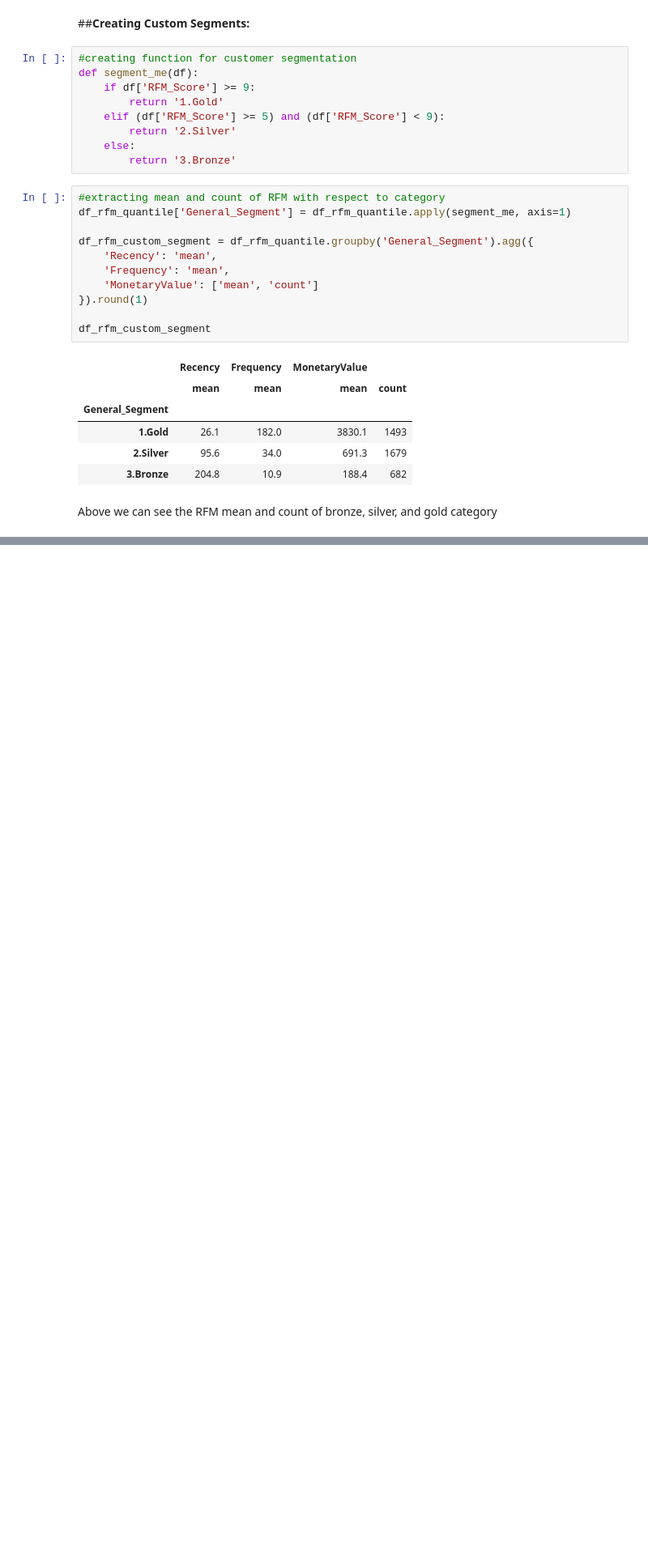
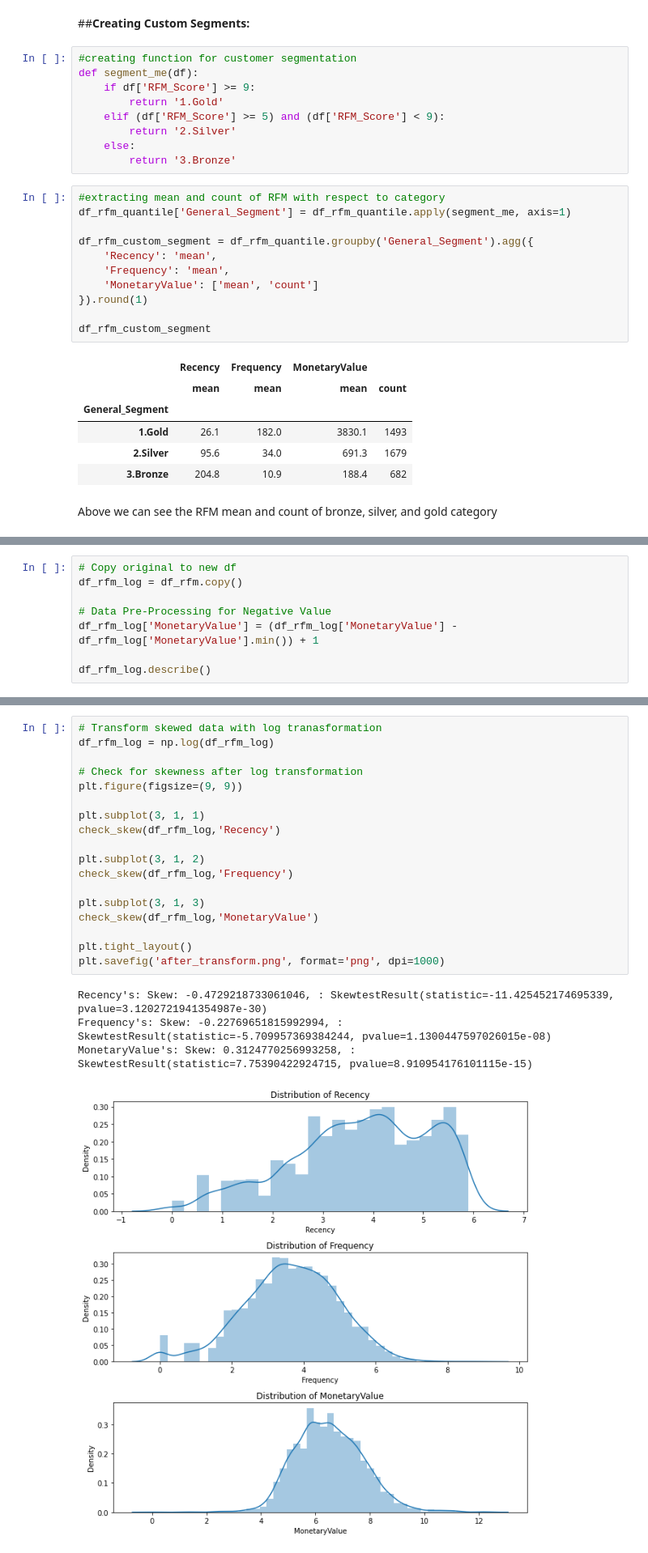
Before and after one commit to humant01/Customer-Segmentation, a Jupyter notebook: Online_Retail_Customer_Segmentation_Capstone_Project.ipynb, the cells around one changed output, grey strips where cells are left out. Shown at 81% size. Drawn from its saved outputs; the diff is of its cells as text; blank space fills up the shorter version.

```diff
--- a/Online_Retail_Customer_Segmentation_Capstone_Project.ipynb
+++ b/Online_Retail_Customer_Segmentation_Capstone_Project.ipynb
@@ -1262,0 +1323,8 @@ Above we can see the RFM mean and count of bronze, silver, and gold category
+# %%
+# Copy original to new df
+df_rfm_log = df_rfm.copy()
+
+# Data Pre-Processing for Negative Value
+df_rfm_log['MonetaryValue'] = (df_rfm_log['MonetaryValue'] - df_rfm_log['MonetaryValue'].min()) + 1
+
+df_rfm_log.describe()
@@ -1262,0 +1343,23 @@ Above we can see the RFM mean and count of bronze, silver, and gold category
+# %%
+# Transform skewed data with log tranasformation
+df_rfm_log = np.log(df_rfm_log)
+
+# Check for skewness after log transformation
+plt.figure(figsize=(9, 9))
+
+plt.subplot(3, 1, 1)
+check_skew(df_rfm_log,'Recency')
+
+plt.subplot(3, 1, 2)
+check_skew(df_rfm_log,'Frequency')
+
+plt.subplot(3, 1, 3)
+check_skew(df_rfm_log,'MonetaryValue')
+
+plt.tight_layout()
+plt.savefig('after_transform.png', format='png', dpi=1000)
+# %% [output]
+Recency's: Skew: -0.4729218733061046, : SkewtestResult(statistic=-11.425452174695339, pvalue=3.1202721941354987e-30)
+Frequency's: Skew: -0.22769651815992994, : SkewtestResult(statistic=-5.709957369384244, pvalue=1.1300447597026015e-08)
+MonetaryValue's: Skew: 0.3124770256993258, : SkewtestResult(statistic=7.75390422924715, pvalue=8.910954176101115e-15)
+[figure, added]
```
Also changed, not shown: parts of 20 cells of this notebook.
